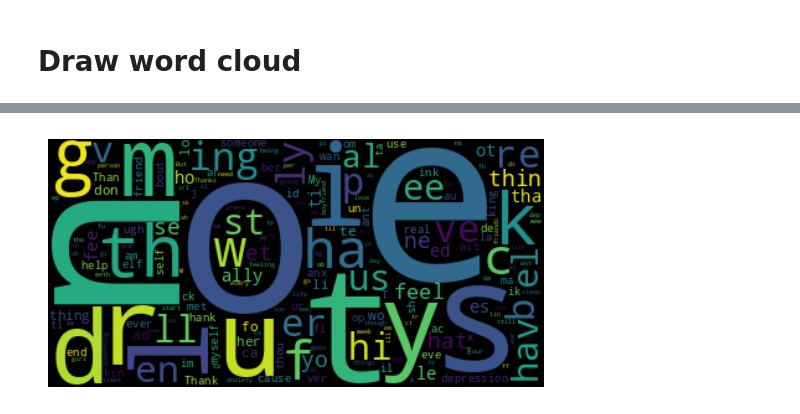
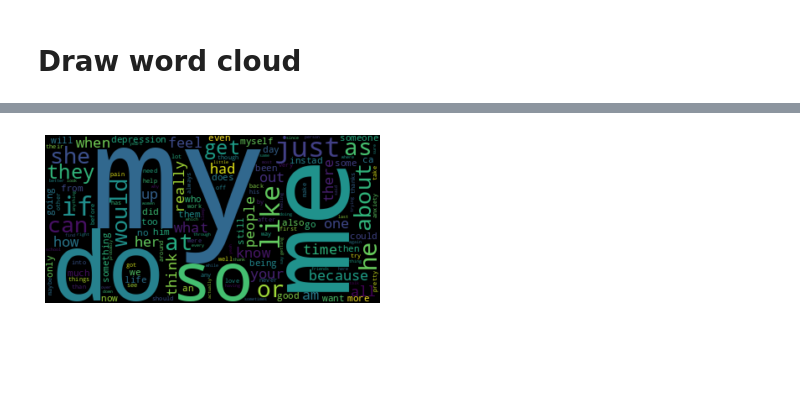
Before and after one commit to tramyynt/master-thesis, a Jupyter notebook: corpus_analysis.ipynb, the cells around one changed output, grey strips where cells are left out. Drawn from its saved outputs; the diff is of its cells as text; code cells hidden in the pictures; blank space fills up the shorter version.

```diff
--- a/corpus_analysis.ipynb
+++ b/corpus_analysis.ipynb
@@ -17,3 +11,8 @@ True
+# %%
+import os
+
+positives_df_path = os.path.join(HOME_DIR, "positive_df.pkl")
+negatives_df_path = os.path.join(HOME_DIR, "negative_df.pkl")
 # %%
 negatives = pd.read_pickle(negatives_df_path).reset_index(drop=True)
 
@@ -203,0 +203,33 @@ information_gain_of_positive_unigrams_df
+# %%
+positive_tokens = tokenize(positives['Text'])
+negative_tokens = tokenize(negatives['Text'])
+negative_unigrams = negative_tokens['unigrams']
+positive_unigrams = positive_tokens['unigrams']
+all_unigrams = positive_unigrams + negative_unigrams
+# %%
+word_freqdist = FreqDist()
+labeled_word_freqdist = ConditionalFreqDist()
+
+for word in positive_unigrams:
+  word_freqdist[word.lower()] += 1
+  labeled_word_freqdist['positive'][word.lower()] += 1
+
+for word in negative_unigrams:
+  word_freqdist[word.lower()] += 1
+  labeled_word_freqdist['negative'][word.lower()] += 1
+# %%
+pos_word_count = labeled_word_freqdist['positive'].N()
+neg_word_count = labeled_word_freqdist['negative'].N()
+total_word_count = pos_word_count + neg_word_count
+
+word_scores = {}
+
+most_common_negative_words = [element for element, frequency in labeled_word_freqdist['negative'].most_common(21)]
+
+for word in word_freqdist:
+  # skip most common words in negative category
+  if word in most_common_negative_words:
+    continue
+  freq = word_freqdist.freq(word)
+  pos_score = BigramAssocMeasures.chi_sq(labeled_word_freqdist['positive'][word], (freq, pos_word_count), total_word_count)
+  word_scores[word] = pos_score
@@ -244,12 +258,12 @@ information_gain_dict
 # %%
 import matplotlib.pyplot as plt
 from wordcloud import WordCloud
 
 wordcloud = WordCloud()
-wordcloud.generate_from_frequencies(frequencies=information_gain_dict)
+wordcloud.generate_from_frequencies(frequencies=word_scores)
 plt.figure()
 plt.imshow(wordcloud, interpolation="bilinear")
 plt.axis("off")
 plt.show()
 # %% [output]
-[figure, old version]
+[figure, new version]
```
Also changed, not shown: parts of 11 cells of this notebook.
